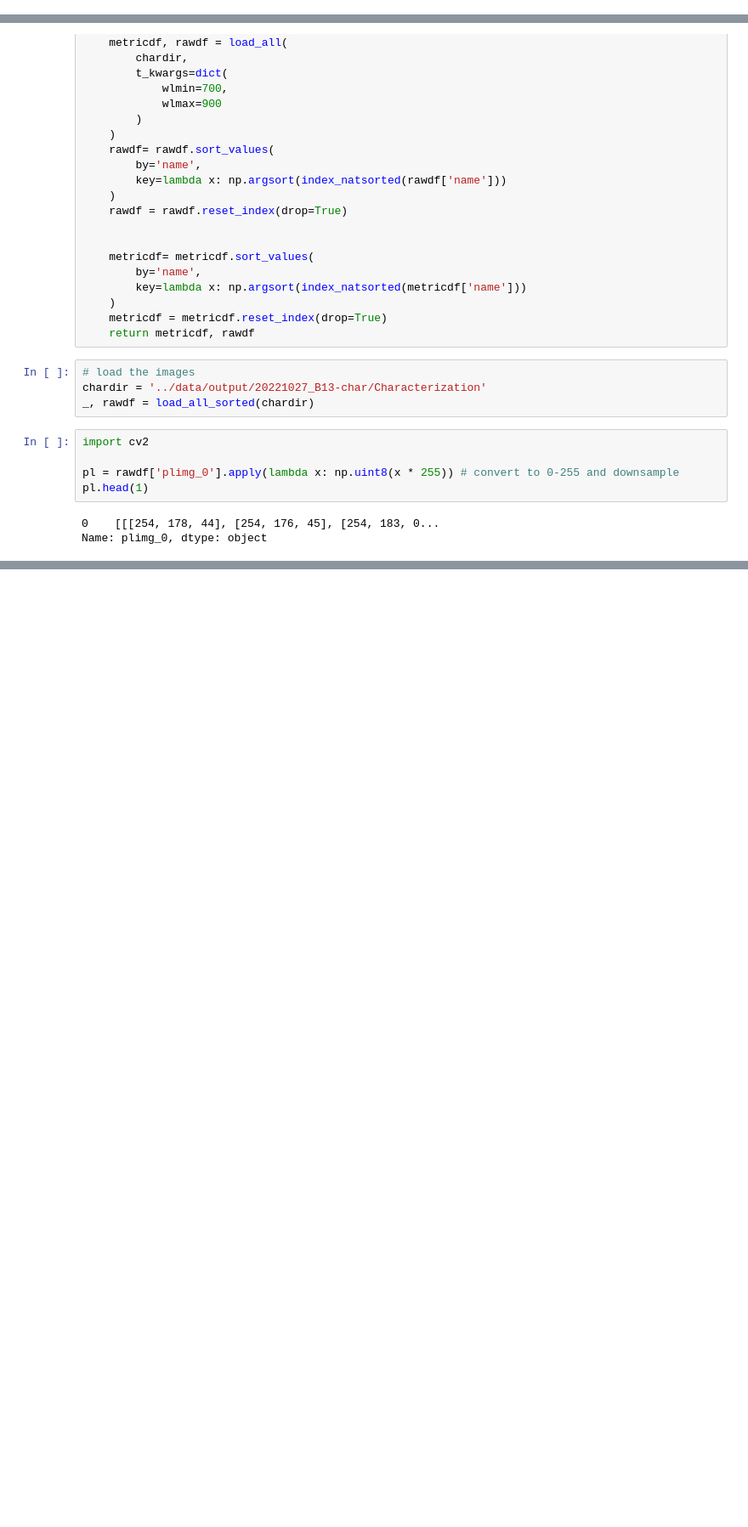
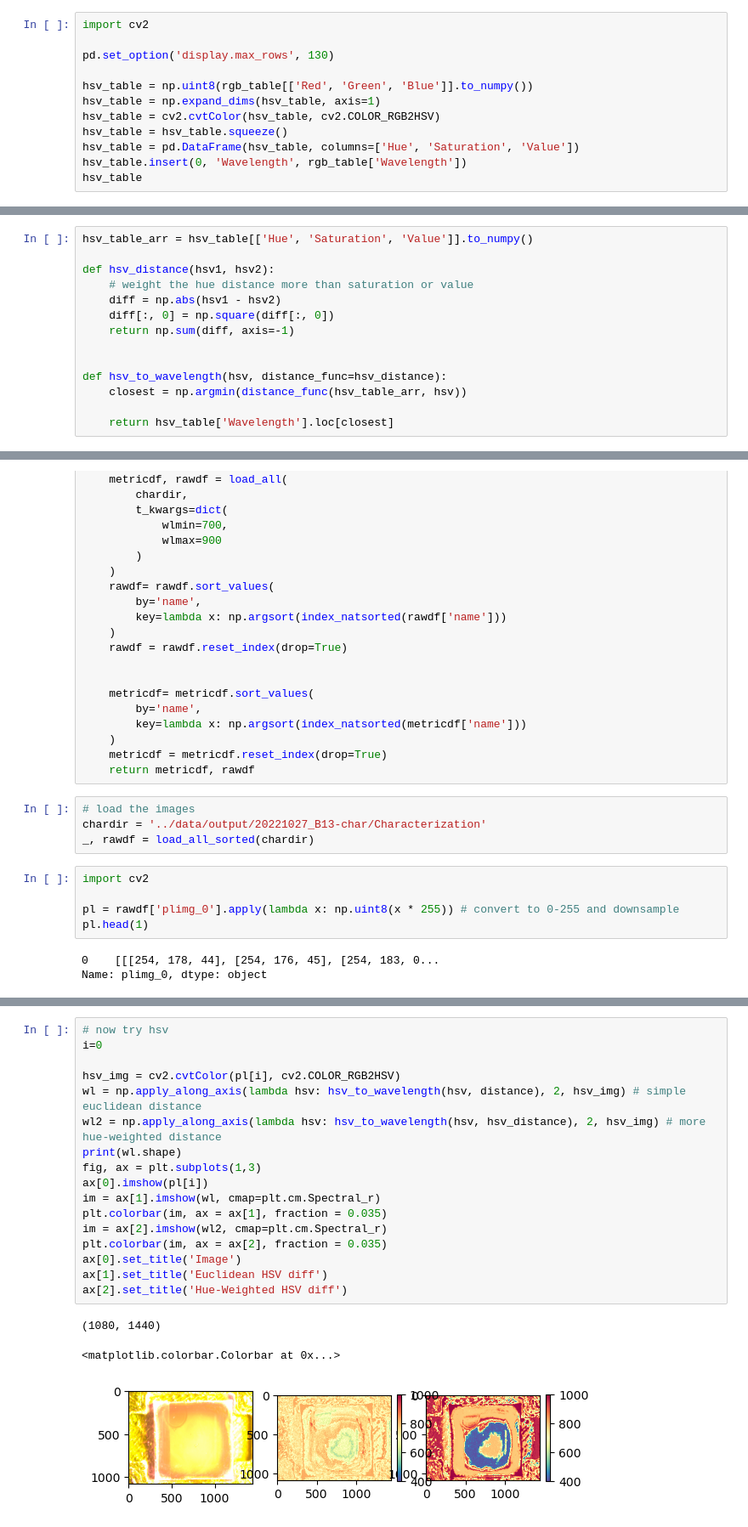
Before and after one commit to fenning-research-group/PASCAL_TrainView, a Jupyter notebook: analysis_experiments/rgb_wavelength.ipynb, the cells around one changed output, grey strips where cells are left out. Shown at 85% size. Saved outputs shown, nothing was run; the diff lists cells and outputs as text; blank space fills up the shorter version.

```diff
--- a/analysis_experiments/rgb_wavelength.ipynb
+++ b/analysis_experiments/rgb_wavelength.ipynb
@@ -88,3 +97,15 @@ def rgb_to_wavelength(rgb, distance_func=distance):
     closest = np.argmin(distance_func(rgb_table_arr, rgb))
 
     return rgb_table['Wavelength'].loc[closest]
+# %%
+import cv2
+
+pd.set_option('display.max_rows', 130)
+
+hsv_table = np.uint8(rgb_table[['Red', 'Green', 'Blue']].to_numpy())
+hsv_table = np.expand_dims(hsv_table, axis=1)
+hsv_table = cv2.cvtColor(hsv_table, cv2.COLOR_RGB2HSV)
+hsv_table = hsv_table.squeeze()
+hsv_table = pd.DataFrame(hsv_table, columns=['Hue', 'Saturation', 'Value'])
+hsv_table.insert(0, 'Wavelength', rgb_table['Wavelength'])
+hsv_table
@@ -91,3 +130,17 @@ def rgb_to_wavelength(rgb, distance_func=distance):
+# %%
+hsv_table_arr = hsv_table[['Hue', 'Saturation', 'Value']].to_numpy()
+
+def hsv_distance(hsv1, hsv2):
+    # weight the hue distance more than saturation or value
+    diff = np.abs(hsv1 - hsv2)
+    diff[:, 0] = np.square(diff[:, 0])
+    return np.sum(diff, axis=-1)
+
+
+def hsv_to_wavelength(hsv, distance_func=hsv_distance):
+    closest = np.argmin(distance_func(hsv_table_arr, hsv))
+
+    return hsv_table['Wavelength'].loc[closest]
 # %%
 rgb_to_wavelength((0, 100, 200))
 # %% [output]
@@ -151,0 +205,21 @@ plt.colorbar(im, ax = ax[1], fraction = 0.035)
+# %%
+# now try hsv
+i=0
+
+hsv_img = cv2.cvtColor(pl[i], cv2.COLOR_RGB2HSV)
+wl = np.apply_along_axis(lambda hsv: hsv_to_wavelength(hsv, distance), 2, hsv_img) # simple euclidean distance
+wl2 = np.apply_along_axis(lambda hsv: hsv_to_wavelength(hsv, hsv_distance), 2, hsv_img) # more hue-weighted distance
+print(wl.shape)
+fig, ax = plt.subplots(1,3)
+ax[0].imshow(pl[i])
+im = ax[1].imshow(wl, cmap=plt.cm.Spectral_r)
+plt.colorbar(im, ax = ax[1], fraction = 0.035)
+im = ax[2].imshow(wl2, cmap=plt.cm.Spectral_r)
+plt.colorbar(im, ax = ax[2], fraction = 0.035)
+ax[0].set_title('Image')
+ax[1].set_title('Euclidean HSV diff')
+ax[2].set_title('Hue-Weighted HSV diff')
+# %% [output]
+(1080, 1440)
+<matplotlib.colorbar.Colorbar at 0x...>
+[figure, added]
```
Also changed, not shown: parts of 6 cells of this notebook.
